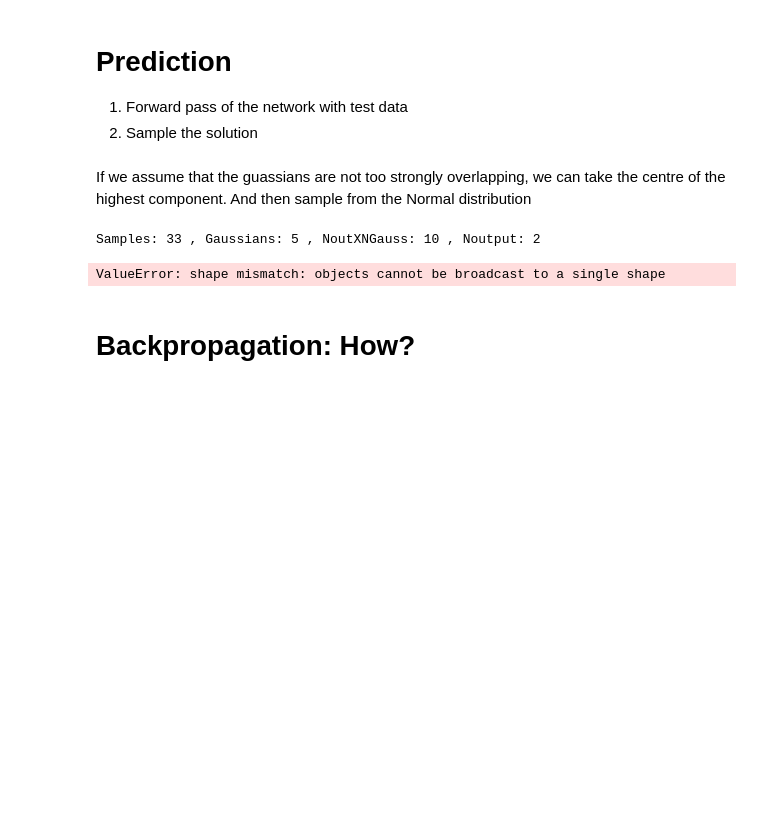
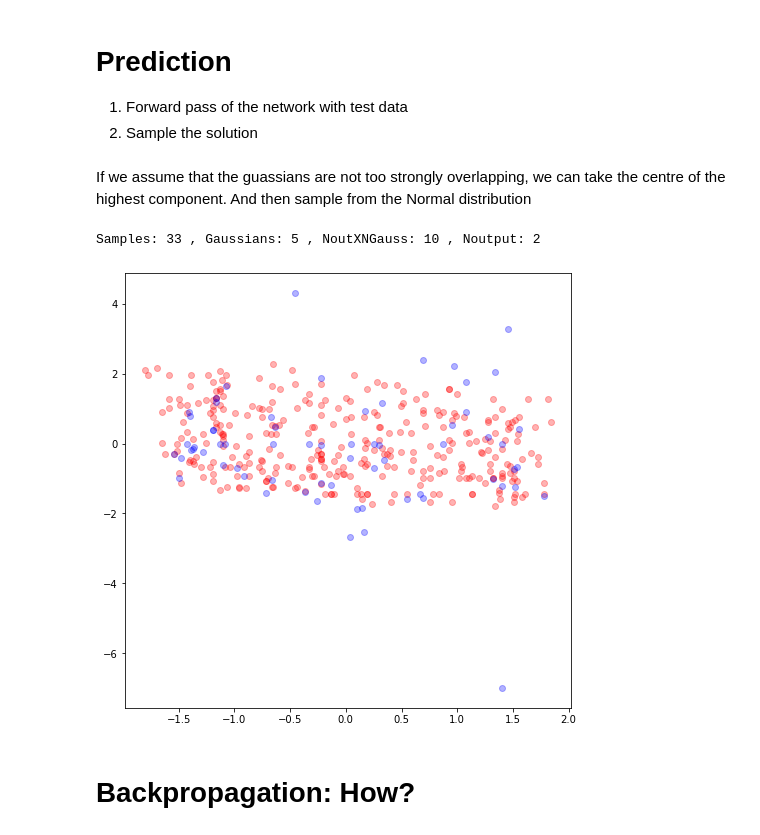
Before and after one commit to JackRio/mdn_hri, a Jupyter notebook: part2/HRI_Tutorial_impr.ipynb, the cells around one changed output. Saved outputs shown, nothing was run; the diff lists cells and outputs as text; code cells hidden in the pictures; blank space fills up the shorter version.

```diff
--- a/part2/HRI_Tutorial_impr.ipynb
+++ b/part2/HRI_Tutorial_impr.ipynb
@@ -294,9 +294,6 @@ x_train, x_test, y_train, y_test = train_test_split(x_data, y_data, test_size =
 print(x_train.shape, y_train.shape)
 print(x_test.shape, y_test.shape)
 
-x = x.reshape(x.shape[0],1)
-y = y.reshape(y.shape[0],1)
-
 #print(y_data)
 # %% [output]
 (129, 2) (129, 2)
@@ -494,27 +491,26 @@ def sample_pred(pi, sigma, mu):
         for k in range(K): # loop over gaussians
             prob_sum += pi.data[i, k] # Sample i, Gaussian k cummulative probability
             if r < prob_sum:
-                val = np.random.normal(mu[:, k*NO:(k+1)*NO], sigma[:, k]**2)
                 for t in range(NO):
-                    sample = mu[i, k*NO + i * t]
+                    sample = np.random.normal(mu[i, k*NO + t], sigma[i,k])
                     pred[i, t] = sample
                 break
     return pred
 # %%
 # plot predictions
 # plot sampled predictions at each point along x
 pi_data = pi_variable.data.numpy()
 sigma_data = sigma_variable.data.numpy()
 mu_data = mu_variable.data.numpy()
 
 y_pred = sample_pred(pi_data, sigma_data, mu_data)
 plt.figure(figsize=(8, 8))
-plt.plot(x,y,'ro', alpha=0.3)
-plt.plot(x_test_data,y_pred,'bo', alpha=0.3)
+plt.plot(x_data,y_data,'ro', alpha=0.3)
+plt.plot(x_test,y_pred,'bo', alpha=0.3)
 plt.show()
 # %% [output]
 Samples: 33 , Gaussians: 5 , NoutXNGauss: 10 , Noutput: 2
-ValueError: shape mismatch: objects cannot be broadcast to a single shape
+[figure, added]
 # %% [markdown]
 # Backpropagation: How?
 # %% [markdown]
```
